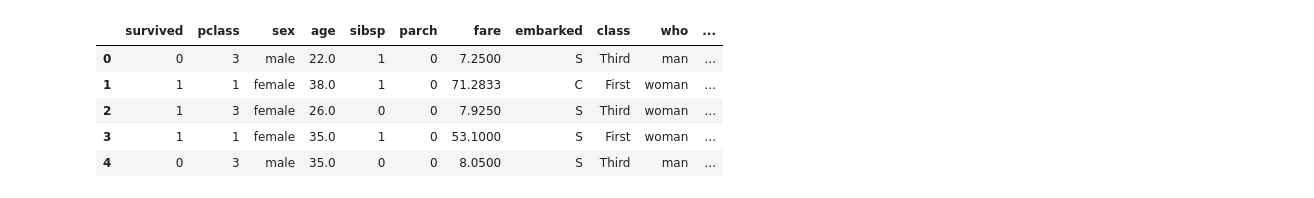
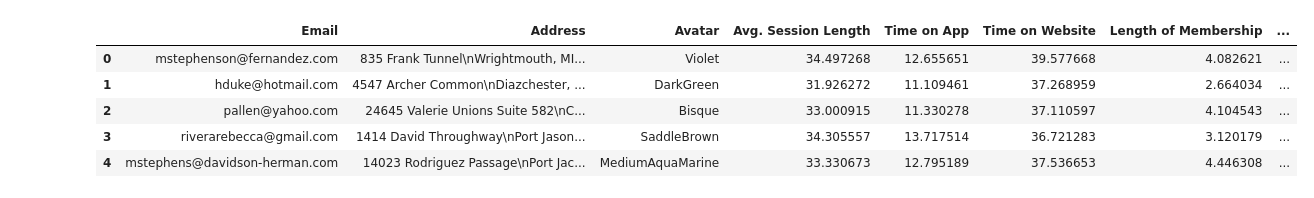
Before and after one commit to Abhishek681999/Data-Science, a Jupyter notebook: data visualisation.ipynb, the cells around one changed output. Saved outputs shown, nothing was run; the diff lists cells and outputs as text; code cells hidden in the pictures.

```diff
--- a/data visualisation.ipynb
+++ b/data visualisation.ipynb
@@ -9,9 +7,11 @@ titanic = sns.load_dataset('titanic')
+# %%
+customers = pd.read_csv("../Downloads/Ecommerce Customers.csv")
 # %%
-titanic.head()
+customers.head()
 # %% [output]
-|  | survived | pclass | sex | age | sibsp | parch | fare | embarked | class | who | ... |
-| 0 | 0 | 3 | male | 22.0 | 1 | 0 | 7.2500 | S | Third | man | ... |
-| 1 | 1 | 1 | female | 38.0 | 1 | 0 | 71.2833 | C | First | woman | ... |
-| 2 | 1 | 3 | female | 26.0 | 0 | 0 | 7.9250 | S | Third | woman | ... |
-| 3 | 1 | 1 | female | 35.0 | 1 | 0 | 53.1000 | S | First | woman | ... |
-| 4 | 0 | 3 | male | 35.0 | 0 | 0 | 8.0500 | S | Third | man | ... |
+|  | Email | Address | Avatar | Avg. Session Length | Time on App | Time on Website | Length of Membership | ... |
+| 0 | mstephenson@fernandez.com | 835 Frank Tunnel\nWrightmouth, MI... | Violet | 34.497268 | 12.655651 | 39.577668 | 4.082621 | ... |
+| 1 | hduke@hotmail.com | 4547 Archer Common\nDiazchester, ... | DarkGreen | 31.926272 | 11.109461 | 37.268959 | 2.664034 | ... |
+| 2 | pallen@yahoo.com | 24645 Valerie Unions Suite 582\nC... | Bisque | 33.000915 | 11.330278 | 37.110597 | 4.104543 | ... |
+| 3 | riverarebecca@gmail.com | 1414 David Throughway\nPort Jason... | SaddleBrown | 34.305557 | 13.717514 | 36.721283 | 3.120179 | ... |
+| 4 | mstephens@davidson-herman.com | 14023 Rodriguez Passage\nPort Jac... | MediumAquaMarine | 33.330673 | 12.795189 | 37.536653 | 4.446308 | ... |
```
Also changed, not shown: parts of 17 cells of this notebook.
